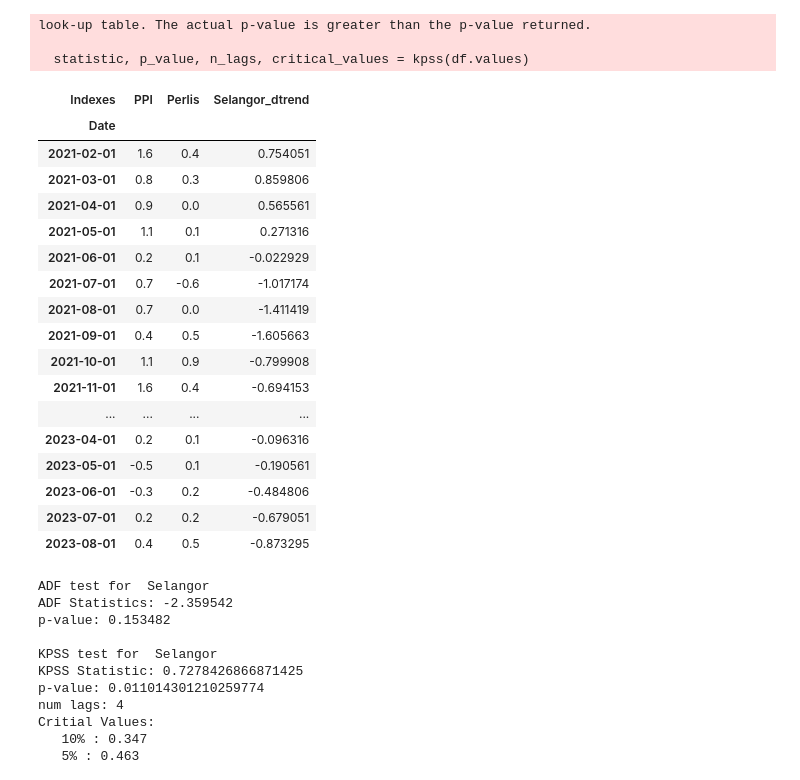
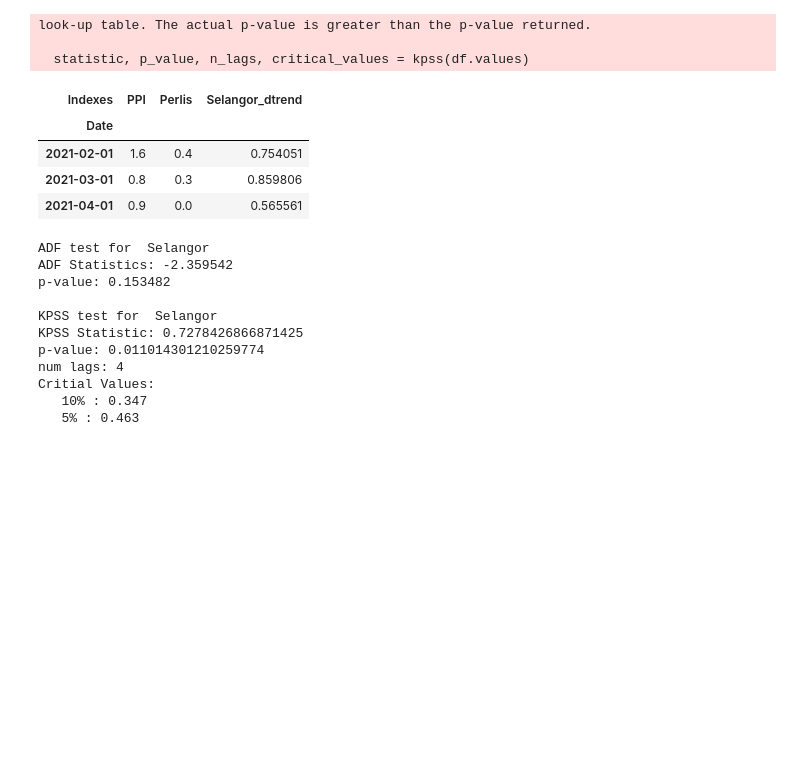
Before and after one commit to derrickgzq/fyp, a Jupyter notebook: fyp.ipynb, the cells around one changed output. Drawn from its saved outputs; the diff is of its cells as text; code cells hidden in the pictures; blank space fills up the shorter version.

```diff
--- a/fyp.ipynb
+++ b/fyp.ipynb
@@ -506,26 +454,13 @@ dfs_nosel_diff = dfs_nosel.diff().dropna()
 # %%
 dfs_diff = pd.concat([dfs_nosel_diff, dfs_sel], axis = 1)
 # %%
-dfs_diff
+dfs_diff.head(3)
 # %% [output]
 | Indexes | PPI | Perlis | Selangor_dtrend |
 | Date |  |  |  |
 | 2021-02-01 | 1.6 | 0.4 | 0.754051 |
 | 2021-03-01 | 0.8 | 0.3 | 0.859806 |
 | 2021-04-01 | 0.9 | 0.0 | 0.565561 |
-| 2021-05-01 | 1.1 | 0.1 | 0.271316 |
-| 2021-06-01 | 0.2 | 0.1 | -0.022929 |
-| 2021-07-01 | 0.7 | -0.6 | -1.017174 |
-| 2021-08-01 | 0.7 | 0.0 | -1.411419 |
-| 2021-09-01 | 0.4 | 0.5 | -1.605663 |
-| 2021-10-01 | 1.1 | 0.9 | -0.799908 |
-| 2021-11-01 | 1.6 | 0.4 | -0.694153 |
-| ... | ... | ... | ... |
-| 2023-04-01 | 0.2 | 0.1 | -0.096316 |
-| 2023-05-01 | -0.5 | 0.1 | -0.190561 |
-| 2023-06-01 | -0.3 | 0.2 | -0.484806 |
-| 2023-07-01 | 0.2 | 0.2 | -0.679051 |
-| 2023-08-01 | 0.4 | 0.5 | -0.873295 |
 # %%
 dfs_diff = dfs.diff().dropna()
 # %%
```
Also changed, not shown: parts of 10 cells of this notebook.
